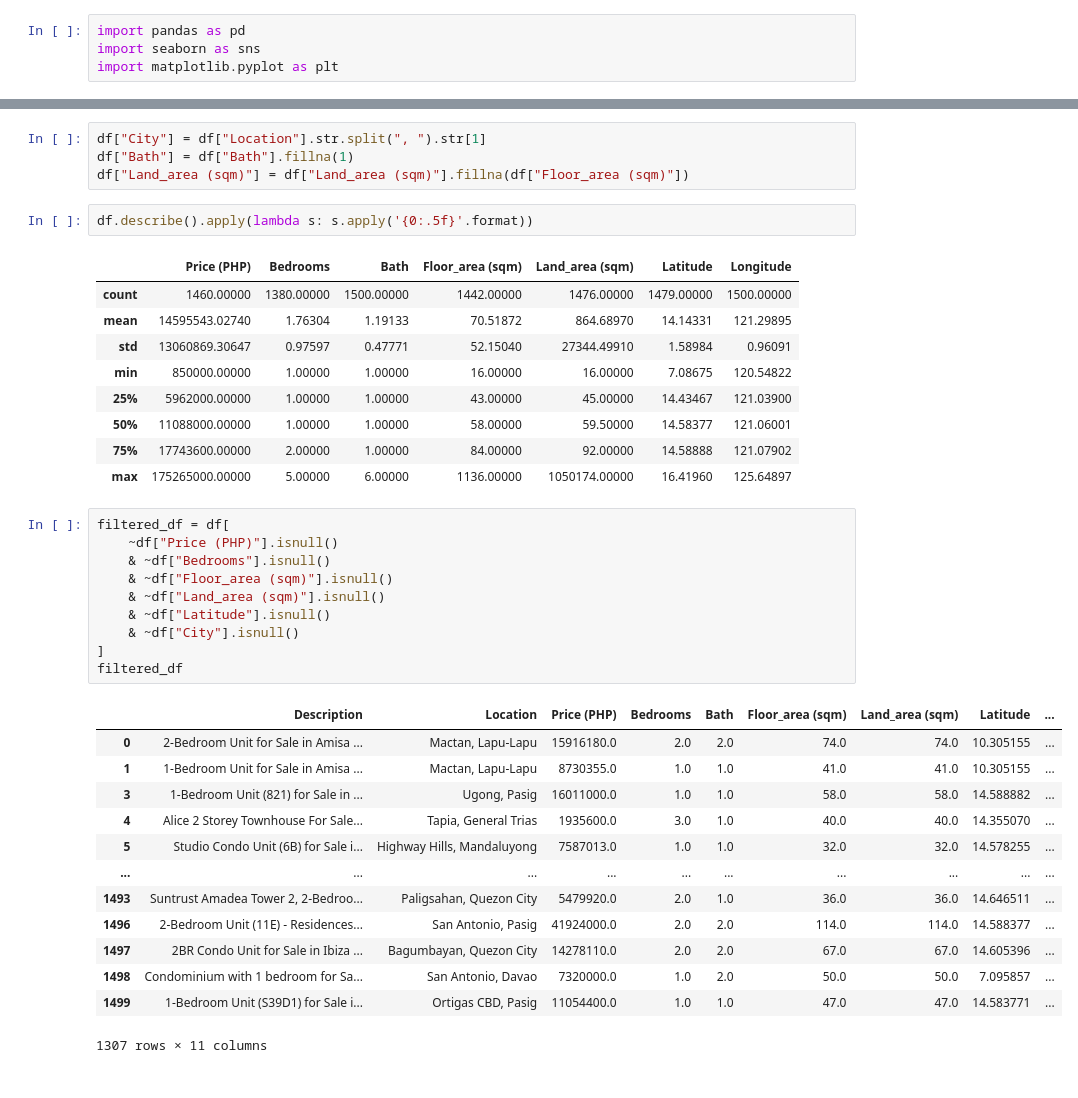
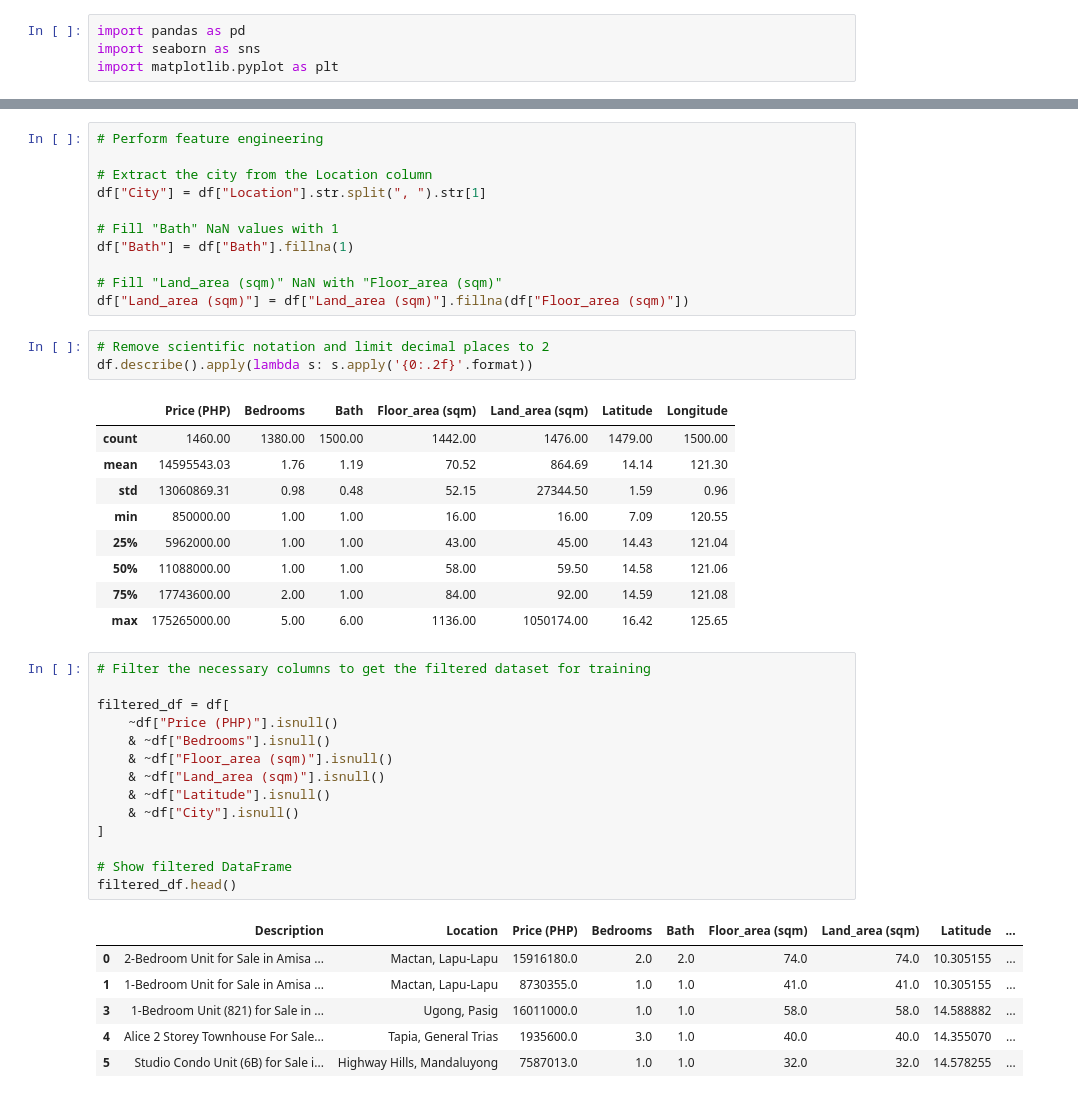
Before and after one commit to mhicoayala/ds-housing-prediction, a Jupyter notebook: app/main.ipynb, the cells around one changed output, grey strips where cells are left out. Saved outputs shown, nothing was run; the diff lists cells and outputs as text.

Commit message:
Added seaborn; Performed EDA -- not yet organized

```diff
--- a/app/main.ipynb
+++ b/app/main.ipynb
@@ -70,42 +65,47 @@ Data columns (total 10 columns):
 dtypes: float64(7), object(3)
 memory usage: 117.3+ KB
 # %%
+# Perform feature engineering
+
+# Extract the city from the Location column
 df["City"] = df["Location"].str.split(", ").str[1]
+
+# Fill "Bath" NaN values with 1
 df["Bath"] = df["Bath"].fillna(1)
+
+# Fill "Land_area (sqm)" NaN with "Floor_area (sqm)"
 df["Land_area (sqm)"] = df["Land_area (sqm)"].fillna(df["Floor_area (sqm)"])
 # %%
-df.describe().apply(lambda s: s.apply('{0:.5f}'.format))
+# Remove scientific notation and limit decimal places to 2
+df.describe().apply(lambda s: s.apply('{0:.2f}'.format))
 # %% [output]
 |  | Price (PHP) | Bedrooms | Bath | Floor_area (sqm) | Land_area (sqm) | Latitude | Longitude |
-| count | 1460.00000 | 1380.00000 | 1500.00000 | 1442.00000 | 1476.00000 | 1479.00000 | 1500.00000 |
-| mean | 14595543.02740 | 1.76304 | 1.19133 | 70.51872 | 864.68970 | 14.14331 | 121.29895 |
-| std | 13060869.30647 | 0.97597 | 0.47771 | 52.15040 | 27344.49910 | 1.58984 | 0.96091 |
-| min | 850000.00000 | 1.00000 | 1.00000 | 16.00000 | 16.00000 | 7.08675 | 120.54822 |
-| 25% | 5962000.00000 | 1.00000 | 1.00000 | 43.00000 | 45.00000 | 14.43467 | 121.03900 |
-| 50% | 11088000.00000 | 1.00000 | 1.00000 | 58.00000 | 59.50000 | 14.58377 | 121.06001 |
-| 75% | 17743600.00000 | 2.00000 | 1.00000 | 84.00000 | 92.00000 | 14.58888 | 121.07902 |
-| max | 175265000.00000 | 5.00000 | 6.00000 | 1136.00000 | 1050174.00000 | 16.41960 | 125.64897 |
+| count | 1460.00 | 1380.00 | 1500.00 | 1442.00 | 1476.00 | 1479.00 | 1500.00 |
+| mean | 14595543.03 | 1.76 | 1.19 | 70.52 | 864.69 | 14.14 | 121.30 |
+| std | 13060869.31 | 0.98 | 0.48 | 52.15 | 27344.50 | 1.59 | 0.96 |
+| min | 850000.00 | 1.00 | 1.00 | 16.00 | 16.00 | 7.09 | 120.55 |
+| 25% | 5962000.00 | 1.00 | 1.00 | 43.00 | 45.00 | 14.43 | 121.04 |
+| 50% | 11088000.00 | 1.00 | 1.00 | 58.00 | 59.50 | 14.58 | 121.06 |
+| 75% | 17743600.00 | 2.00 | 1.00 | 84.00 | 92.00 | 14.59 | 121.08 |
+| max | 175265000.00 | 5.00 | 6.00 | 1136.00 | 1050174.00 | 16.42 | 125.65 |
 # %%
+# Filter the necessary columns to get the filtered dataset for training
+
 filtered_df = df[
     ~df["Price (PHP)"].isnull()
     & ~df["Bedrooms"].isnull()
     & ~df["Floor_area (sqm)"].isnull()
     & ~df["Land_area (sqm)"].isnull()
     & ~df["Latitude"].isnull()
     & ~df["City"].isnull()
 ]
-filtered_df
+
+# Show filtered DataFrame
+filtered_df.head()
 # %% [output]
 |  | Description | Location | Price (PHP) | Bedrooms | Bath | Floor_area (sqm) | Land_area (sqm) | Latitude | ... |
 | 0 | 2-Bedroom Unit for Sale in Amisa ... | Mactan, Lapu-Lapu | 15916180.0 | 2.0 | 2.0 | 74.0 | 74.0 | 10.305155 | ... |
 | 1 | 1-Bedroom Unit for Sale in Amisa ... | Mactan, Lapu-Lapu | 8730355.0 | 1.0 | 1.0 | 41.0 | 41.0 | 10.305155 | ... |
 | 3 | 1-Bedroom Unit (821) for Sale in ... | Ugong, Pasig | 16011000.0 | 1.0 | 1.0 | 58.0 | 58.0 | 14.588882 | ... |
 | 4 | Alice 2 Storey Townhouse For Sale... | Tapia, General Trias | 1935600.0 | 3.0 | 1.0 | 40.0 | 40.0 | 14.355070 | ... |
 | 5 | Studio Condo Unit (6B) for Sale i... | Highway Hills, Mandaluyong | 7587013.0 | 1.0 | 1.0 | 32.0 | 32.0 | 14.578255 | ... |
-| ... | ... | ... | ... | ... | ... | ... | ... | ... | ... |
-| 1493 | Suntrust Amadea Tower 2, 2-Bedroo... | Paligsahan, Quezon City | 5479920.0 | 2.0 | 1.0 | 36.0 | 36.0 | 14.646511 | ... |
-| 1496 | 2-Bedroom Unit (11E) - Residences... | San Antonio, Pasig | 41924000.0 | 2.0 | 2.0 | 114.0 | 114.0 | 14.588377 | ... |
-| 1497 | 2BR Condo Unit for Sale in Ibiza ... | Bagumbayan, Quezon City | 14278110.0 | 2.0 | 2.0 | 67.0 | 67.0 | 14.605396 | ... |
-| 1498 | Condominium with 1 bedroom for Sa... | San Antonio, Davao | 7320000.0 | 1.0 | 2.0 | 50.0 | 50.0 | 7.095857 | ... |
-| 1499 | 1-Bedroom Unit (S39D1) for Sale i... | Ortigas CBD, Pasig | 11054400.0 | 1.0 | 1.0 | 47.0 | 47.0 | 14.583771 | ... |
-1307 rows × 11 columns
```
Also changed, not shown: parts of 9 cells of this notebook, 1 other file.
